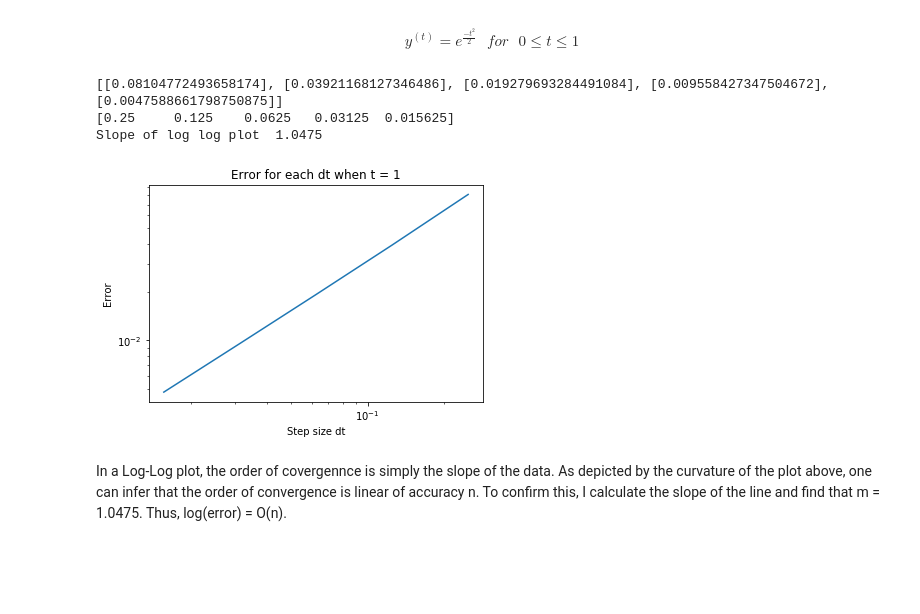
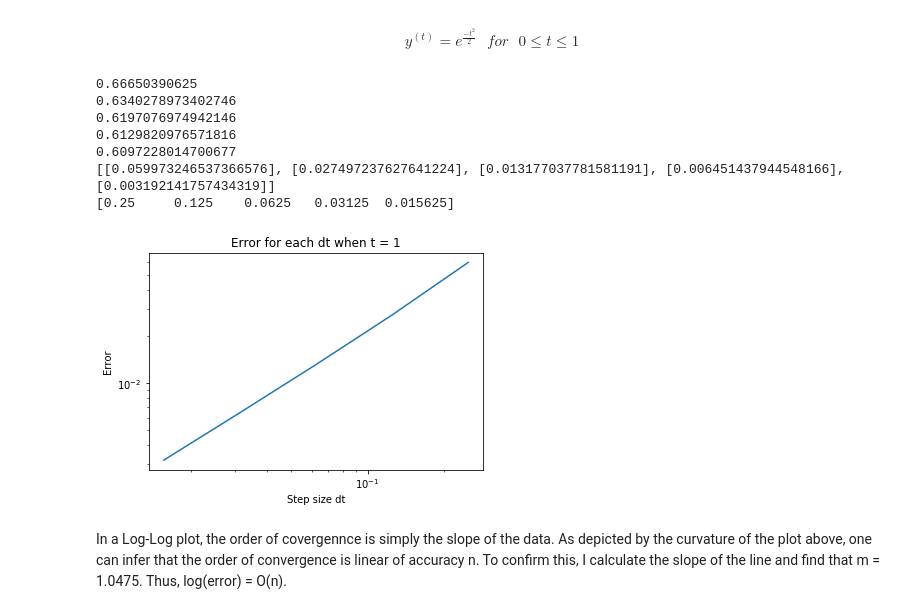
Before and after one commit to pots7878/Initial-Value-Problems, a Jupyter notebook: Lab01-Initial Value Problems.ipynb, the cells around one changed output. Drawn from its saved outputs; the diff is of its cells as text; code cells hidden in the pictures; blank space fills up the shorter version.

```diff
--- a/Lab01-Initial Value Problems.ipynb
+++ b/Lab01-Initial Value Problems.ipynb
@@ -410,7 +402,7 @@ def f(t, y):
     """
     IVP function y'(t) to approximate the derivative
     """
-    return -(t * (np.exp((-t**2)/2)))
+    return -(t * y)
 
 def exact(t):
     """
@@ -420,25 +412,25 @@ def exact(t):
 # %%
 # initial values
 #list comprehension to create dt values [1/4, 1/8, 1/16, 1/32, 1/64]
 dt = np.asarray([1/(2**x) for x in range(2,7)])
 
 #initialize t(start) and t(final) can index them as start (t[0]) final (t[-1])
 t = np.array([0.0, 1.0])
 
 #IVP initial value y(0) = 1
 y0 = np.array([1.0])
 
 #call function forward_euler
 ts, ys, err = forward_euler(f, t, y0, dt)
-
-#Calculate slope of log log plot to find order of convergence
-m = (np.log(0.03921168127346486/0.08104772493658174)/np.log(0.125/0.25))
-print("Slope of log log plot ", round(m, 4))
 # %% [output]
-[[0.08104772493658174], [0.03921168127346486], [0.019279693284491084], [0.009558427347504672], [0.0047588661798750875]]
+0.66650390625
+0.6340278973402746
+0.6197076974942146
+0.6129820976571816
+0.6097228014700677
+[[0.059973246537366576], [0.027497237627641224], [0.013177037781581191], [0.006451437944548166], [0.003192141757434319]]
 [0.25     0.125    0.0625   0.03125  0.015625]
-Slope of log log plot  1.0475
-[figure, old version]
+[figure, new version]
 # %% [markdown]
 In a Log-Log plot, the order of covergennce is simply the slope of the data. As depicted by the curvature of the plot above, one can infer that the order of convergence is linear of accuracy n. To confirm this, I calculate the slope of the line and find that m = 1.0475. Thus, log(error) = O(n).
 # %% [markdown]
```
Also changed, not shown: parts of 7 cells of this notebook.
